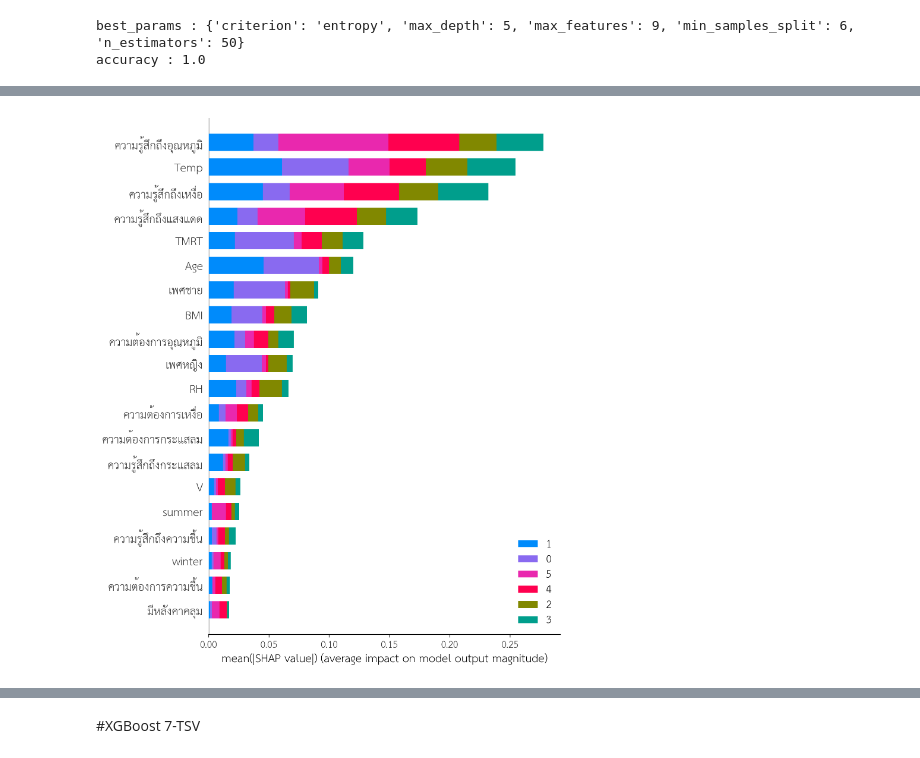
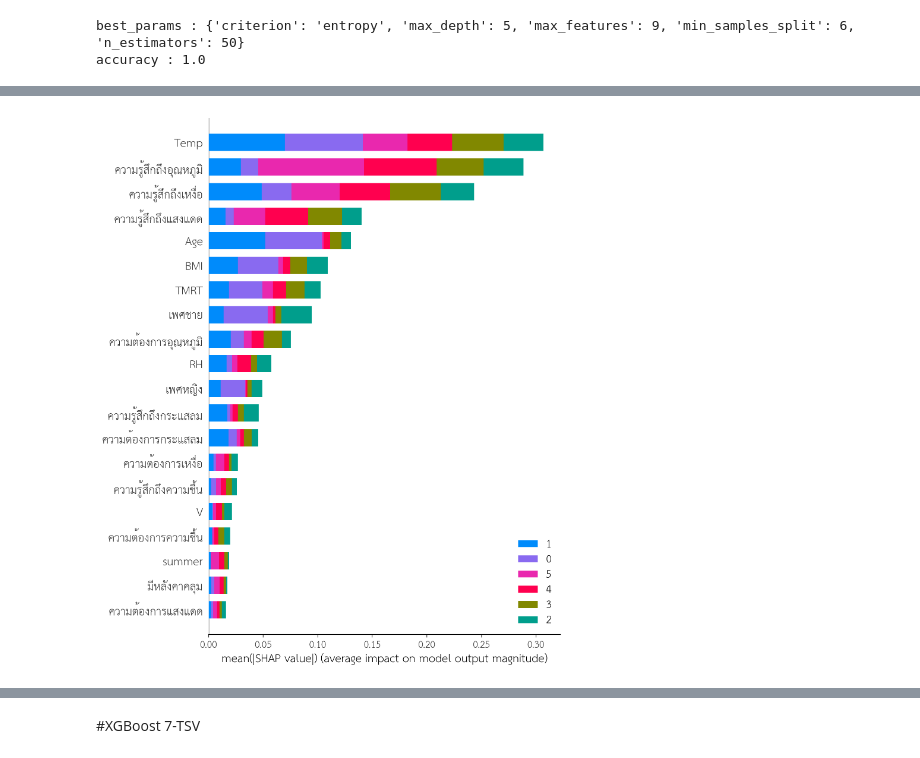
Before and after one commit to Thipwadee/Project2, a Jupyter notebook: 7_TSV_Clf_Models_Explained.ipynb, the cells around one changed output, grey strips where cells are left out. Saved outputs shown, nothing was run; the diff lists cells and outputs as text; code cells hidden in the pictures.

```diff
--- a/7_TSV_Clf_Models_Explained.ipynb
+++ b/7_TSV_Clf_Models_Explained.ipynb
@@ -414,14 +418,14 @@ X does not have valid feature names, but RandomForestClassifier was fitted with
 #        plt.show()
 # %%
 # SHAP Interpreter
-shapExplainer = shap.TreeExplainer(rf)
+shapExplainer = shap.TreeExplainer(result)
 shapValues = shapExplainer.shap_values(X_train_res)
 
 # Explainer details
 shapExplainer.__dict__
 
 # Summary features contribute in model
 shap.summary_plot(shapValues, X_train_res.values, plot_type = 'bar', class_names= class_names, feature_names = X_train_res.columns)
 # %% [output]
-[figure, old version]
+[figure, new version]
 # %%
```
Also changed, not shown: parts of 9 cells of this notebook.
